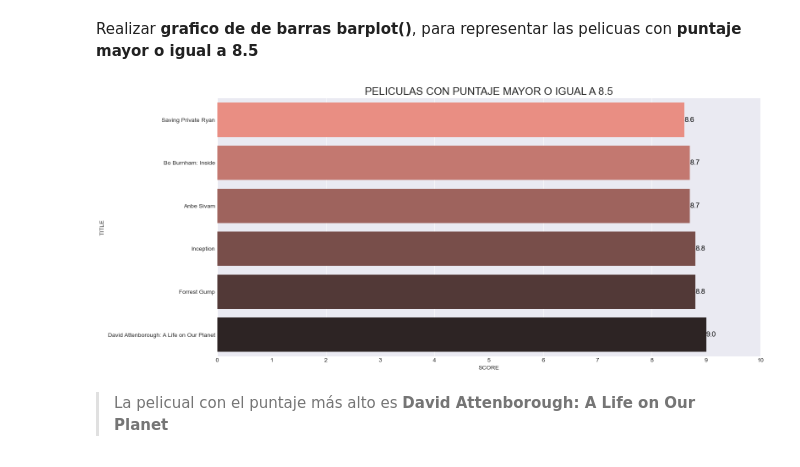
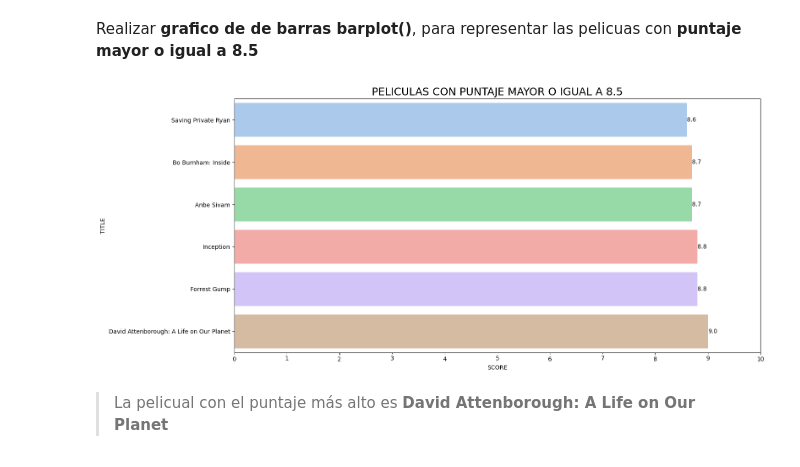
Before and after one commit to Naren-7/Netflix_Movies, a Jupyter notebook: Netflix_movies.ipynb, the cells around one changed output. Drawn from its saved outputs; the diff is of its cells as text; code cells hidden in the pictures.

```diff
--- a/Netflix_movies.ipynb
+++ b/Netflix_movies.ipynb
@@ -122,14 +116,8 @@ df_best_movies_netflix
 Los generos más papulares son todos aquellos que tinen más apariciónes
-# %%
-# lista de estilos
-# print(mpl.style.available)
-
-# Utlizar un estilo para todas las graficas
-mpl.style.use("seaborn-darkgrid")
 # %% [markdown]
 Crearemos una funcion para hacer **anotaciones** en las barras del los graficos, nos ahorra muchas lineas de codigo.
 # %%
-def annot_bar(ax:pd.DataFrame, orient:dict[str:int]=None):
+def annot_bar(ax:pd.DataFrame, orient:dict[str:int]=None, fontsize:int=10):
     """Helps to add annotations to bar charts, on the Vertical and Horizontal axes.
 
     Parameters:
@@ -159,7 +147,7 @@ def annot_bar(ax:pd.DataFrame, orient:dict[str:int]=None):
                         p.get_x() + p.get_width() / 2.,
                         p.get_height(),
                         '%d' % int(p.get_height()),
-                        fontsize=12,
+                        fontsize=fontsize,
                         color='black',
                         ha='center',
                         va='bottom',
@@ -173,7 +161,7 @@ def annot_bar(ax:pd.DataFrame, orient:dict[str:int]=None):
                         p.get_width(),
                         p.get_y() + p.get_height() / 2.,
                         '%d' % int(p.get_width()),
-                        fontsize=12,
+                        fontsize=fontsize,
                         color='black',
                         ha='left',
                         va='center',
@@ -190,7 +178,7 @@ def annot_bar(ax:pd.DataFrame, orient:dict[str:int]=None):
                         p.get_x() + p.get_width() / 2.,
                         p.get_height(),
                         p.get_height(),
-                        fontsize=12,
+                        fontsize=fontsize,
                         color='black',
                         ha='center',
                         va='bottom',
@@ -204,7 +192,7 @@ def annot_bar(ax:pd.DataFrame, orient:dict[str:int]=None):
                         p.get_width(),
                         p.get_y() + p.get_height() / 2.,
                         p.get_width(),
-                        fontsize=12,
+                        fontsize=fontsize,
                         color='black',
                         ha='left',
                         va='center',
@@ -362,29 +352,29 @@ Realizar **grafico de de barras barplot()**, para representar las pelicuas con *
 # %%
 # Perzonalizar el el tamaño del axes con Matplolib
 fig, ax = plt.subplots(figsize=(16, 7), tight_layout=True)
 
 
 plot = sns.barplot(
 
     data = scores_greater_than_8,
     y = "TITLE",
     x = "SCORE",
-    palette="dark:salmon_r",
+    palette="pastel",
     ax = ax);
 
 
 # Agregar anotacion
 annot_bar(plot, orient = {"numerico":0})
 
 
 # Agregar un rango de etiquetas en el eje X
 plot.set_xticks(np.arange(0, 11), np.arange(0, 11), minor=True,  );
 
 
 # Agregar titulos
 plt.title("PELICULAS CON PUNTAJE MAYOR O IGUAL A 8.5", fontsize = 18);
 # %% [output]
-[figure, old version]
+[figure, new version]
 # %% [markdown]
 > La pelicual con el puntaje más alto es **David Attenborough: A Life on Our Planet**
 # %% [markdown]
```
Also changed, not shown: parts of 47 cells of this notebook, 1 other file.
